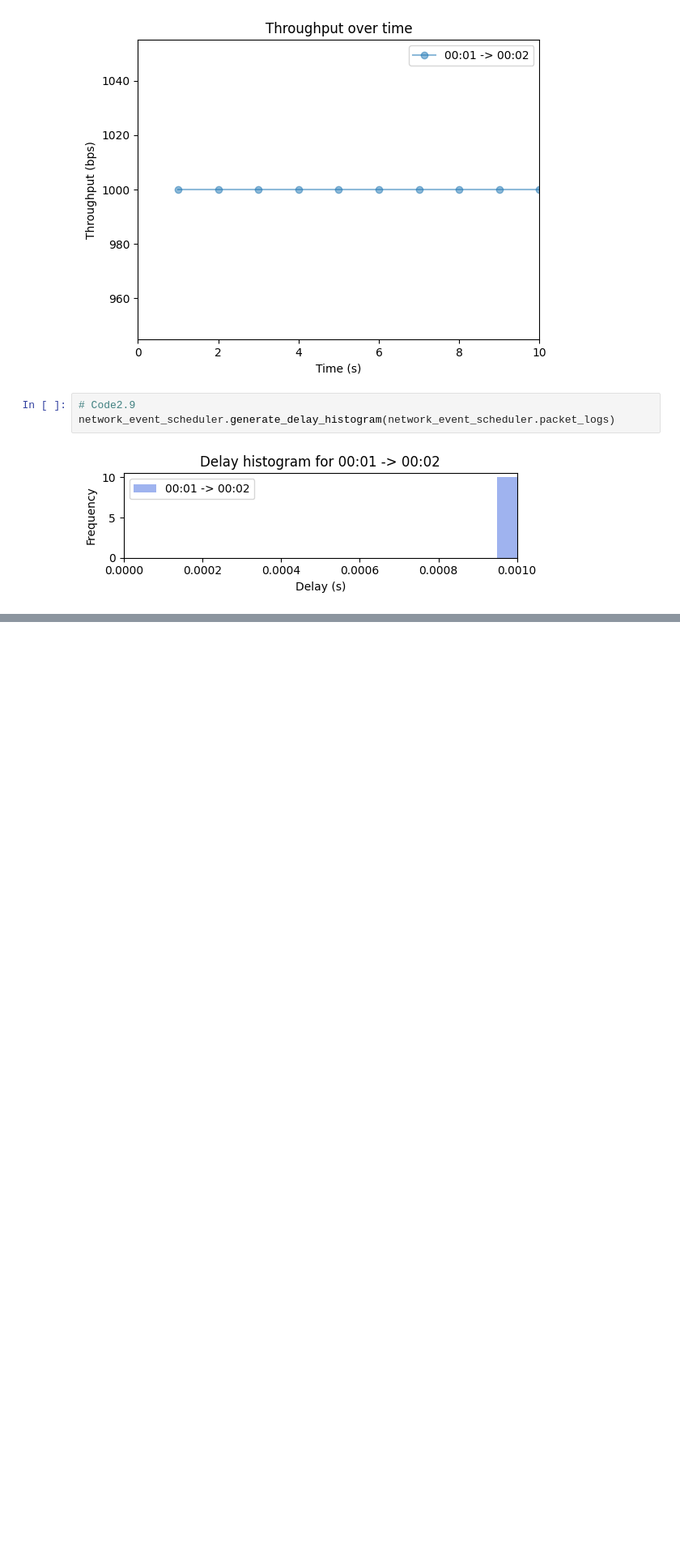
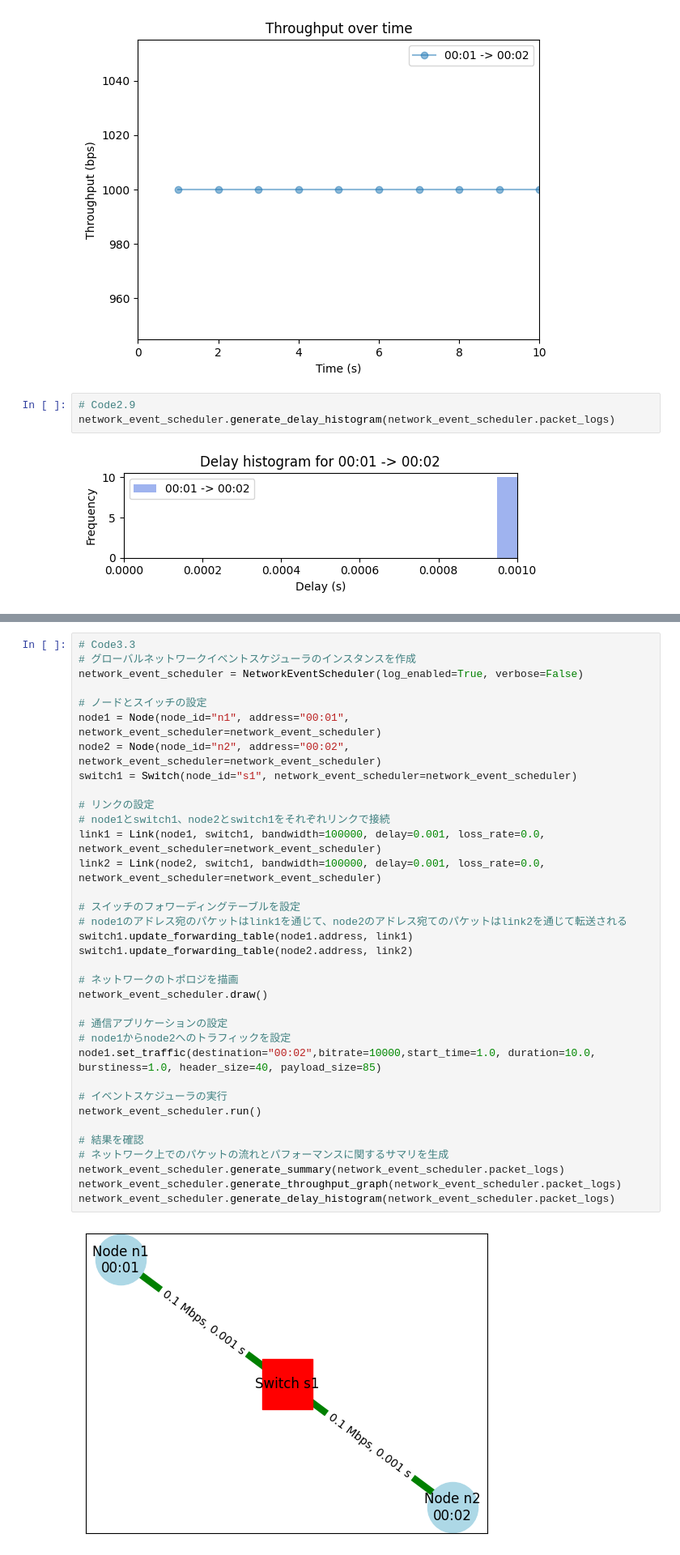
Before and after one commit to Terryman980210/learning_computer_networks_by_running_python, a Jupyter notebook: learning_journey.ipynb, the cells around one changed output, grey strips where cells are left out. Shown at 81% size. Drawn from its saved outputs; the diff is of its cells as text; blank space fills up the shorter version.

```diff
--- a/learning_journey.ipynb
+++ b/learning_journey.ipynb
@@ -1044,0 +1349,37 @@ Time: 7.099999999999937 No
+# %%
+# Code3.3
+# グローバルネットワークイベントスケジューラのインスタンスを作成
+network_event_scheduler = NetworkEventScheduler(log_enabled=True, verbose=False)
+
+# ノードとスイッチの設定
+node1 = Node(node_id="n1", address="00:01", network_event_scheduler=network_event_scheduler)
+node2 = Node(node_id="n2", address="00:02", network_event_scheduler=network_event_scheduler)
+switch1 = Switch(node_id="s1", network_event_scheduler=network_event_scheduler)
+
+# リンクの設定
+# node1とswitch1、node2とswitch1をそれぞれリンクで接続
+link1 = Link(node1, switch1, bandwidth=100000, delay=0.001, loss_rate=0.0, network_event_scheduler=network_event_scheduler)
+link2 = Link(node2, switch1, bandwidth=100000, delay=0.001, loss_rate=0.0, network_event_scheduler=network_event_scheduler)
+
+# スイッチのフォワーディングテーブルを設定
+# node1のアドレス宛のパケットはlink1を通じて、node2のアドレス宛てのパケットはlink2を通じて転送される
+switch1.update_forwarding_table(node1.address, link1)
+switch1.update_forwarding_table(node2.address, link2)
+
+# ネットワークのトポロジを描画
+network_event_scheduler.draw()
+
+# 通信アプリケーションの設定
+# node1からnode2へのトラフィックを設定
+node1.set_traffic(destination="00:02",bitrate=10000,start_time=1.0, duration=10.0, burstiness=1.0, header_size=40, payload_size=85)
+
+# イベントスケジューラの実行
+network_event_scheduler.run()
+
+# 結果を確認
+# ネットワーク上でのパケットの流れとパフォーマンスに関するサマリを生成
+network_event_scheduler.generate_summary(network_event_scheduler.packet_logs)
+network_event_scheduler.generate_throughput_graph(network_event_scheduler.packet_logs)
+network_event_scheduler.generate_delay_histogram(network_event_scheduler.packet_logs)
+# %% [output]
+[figure, added]
```
Also changed, not shown: parts of 12 cells of this notebook, 1 other file.
